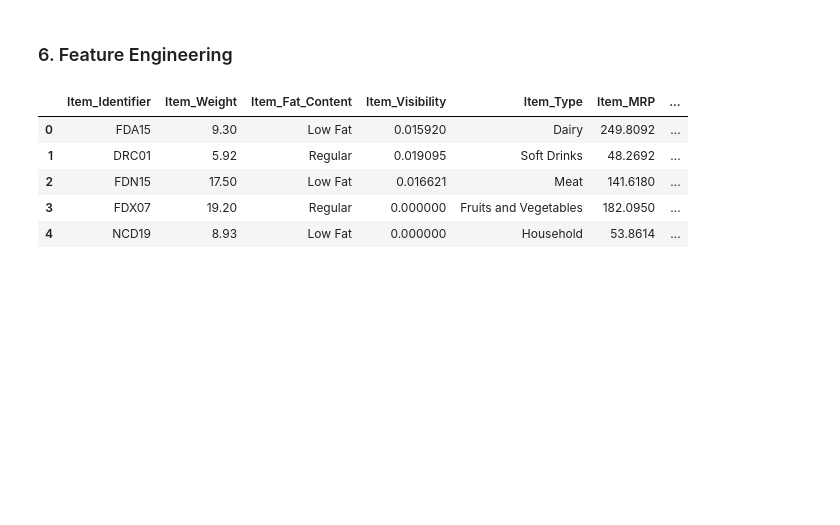
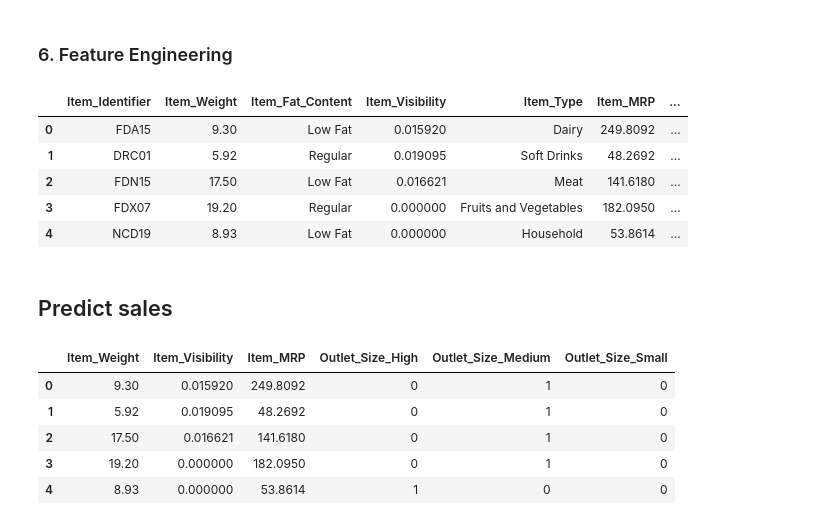
Before and after one commit to ibacaraujo/learning-path-data-scientist, a Jupyter notebook: big_mart_sales.ipynb, the cells around one changed output. Drawn from its saved outputs; the diff is of its cells as text; code cells hidden in the pictures; blank space fills up the shorter version.

```diff
--- a/big_mart_sales.ipynb
+++ b/big_mart_sales.ipynb
@@ -485,3 +486,24 @@ train.head()
 | 2 | FDN15 | 17.50 | Low Fat | 0.016621 | Meat | 141.6180 | ... |
 | 3 | FDX07 | 19.20 | Regular | 0.000000 | Fruits and Vegetables | 182.0950 | ... |
 | 4 | NCD19 | 8.93 | Low Fat | 0.000000 | Household | 53.8614 | ... |
+# %% [markdown]
+## Predict sales
+# %%
+features = ['Item_Weight', 'Item_Fat_Content', 'Item_Visibility', 'Item_Type', 'Item_MRP', 'Outlet_Identifier',
+            'Outlet_Establishment_Year', 'Outlet_Location_Type', 'Outlet_Type', 'Outlet_Size_High', 'Outlet_Size_Medium',
+            'Outlet_Size_Small']
+numerical_features = ['Item_Weight', 'Item_Visibility', 'Item_MRP', 'Outlet_Size_High', 'Outlet_Size_Medium',
+                      'Outlet_Size_Small']
+target = ['Item_Outlet_Sales']
+# %%
+X = train[numerical_features]
+y = train[target]
+# %%
+X.head()
+# %% [output]
+|  | Item_Weight | Item_Visibility | Item_MRP | Outlet_Size_High | Outlet_Size_Medium | Outlet_Size_Small |
+| 0 | 9.30 | 0.015920 | 249.8092 | 0 | 1 | 0 |
+| 1 | 5.92 | 0.019095 | 48.2692 | 0 | 1 | 0 |
+| 2 | 17.50 | 0.016621 | 141.6180 | 0 | 1 | 0 |
+| 3 | 19.20 | 0.000000 | 182.0950 | 0 | 1 | 0 |
+| 4 | 8.93 | 0.000000 | 53.8614 | 1 | 0 | 0 |
```
Also changed, not shown: parts of 3 cells of this notebook.
